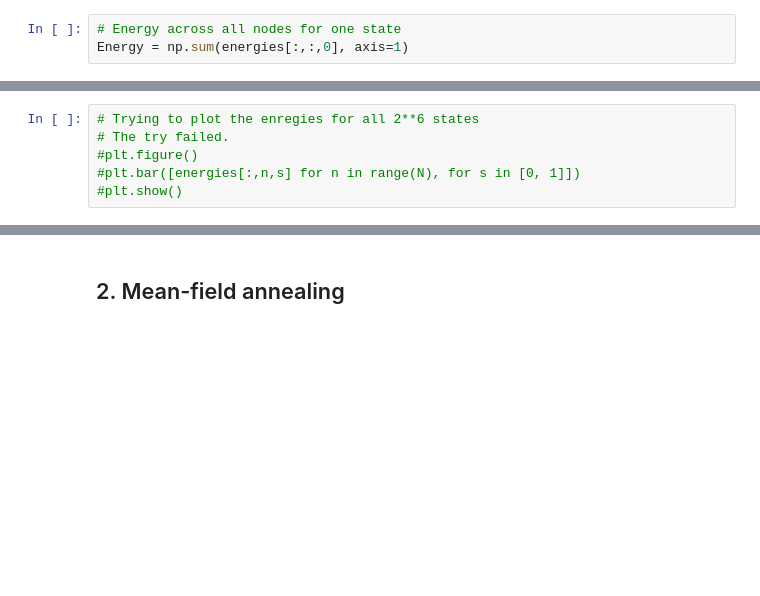
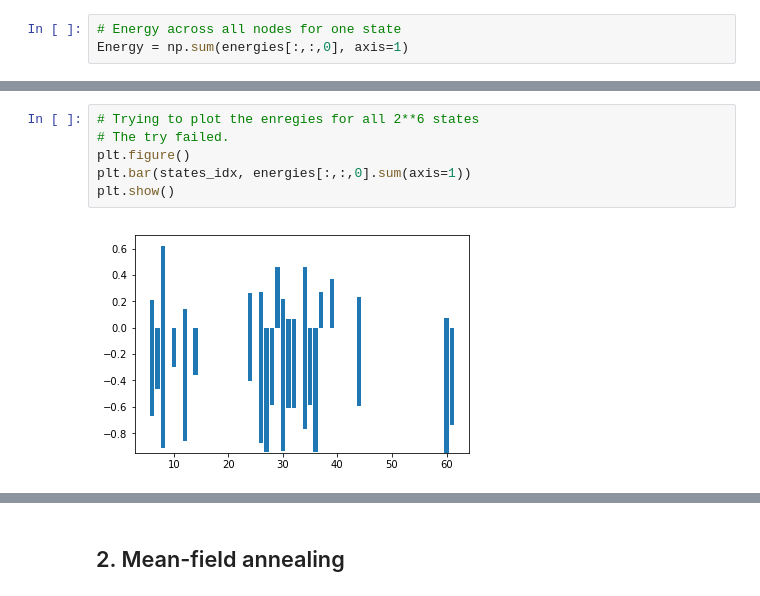
Before and after one commit to psrmx/The_Chantastic4, a Jupyter notebook: PS08/MI2_ES08_TheChantastic4.ipynb, the cells around one changed output, grey strips where cells are left out. Drawn from its saved outputs; the diff is of its cells as text; blank space fills up the shorter version.

```diff
--- a/PS08/MI2_ES08_TheChantastic4.ipynb
+++ b/PS08/MI2_ES08_TheChantastic4.ipynb
@@ -96,9 +102,11 @@ plt.show()
 # %%
 # Trying to plot the enregies for all 2**6 states
 # The try failed.
-#plt.figure()
-#plt.bar([energies[:,n,s] for n in range(N), for s in [0, 1]])
-#plt.show()
+plt.figure()
+plt.bar(states_idx, energies[:,:,0].sum(axis=1))
+plt.show()
+# %% [output]
+[figure, added]
 # %%
 plt.figure(figsize=(16,4))
 plt.bar(betas[:-1], probs)
```
Also changed, not shown: parts of 18 cells of this notebook.
